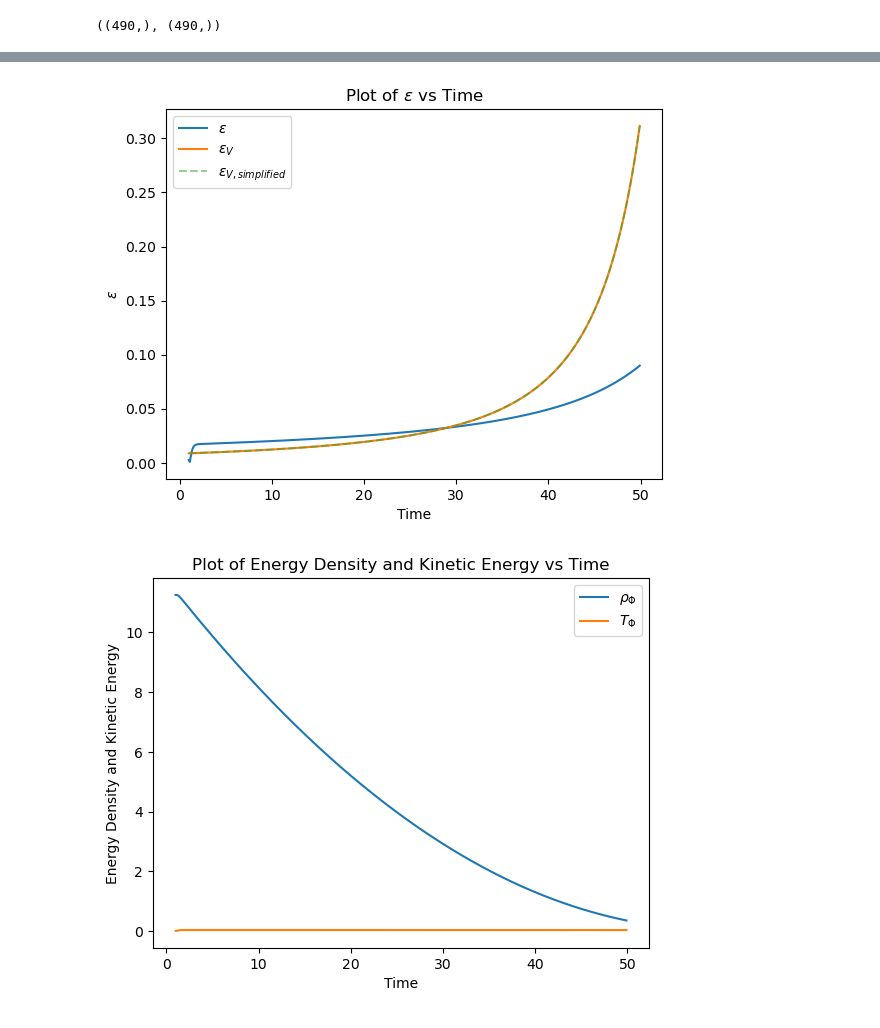
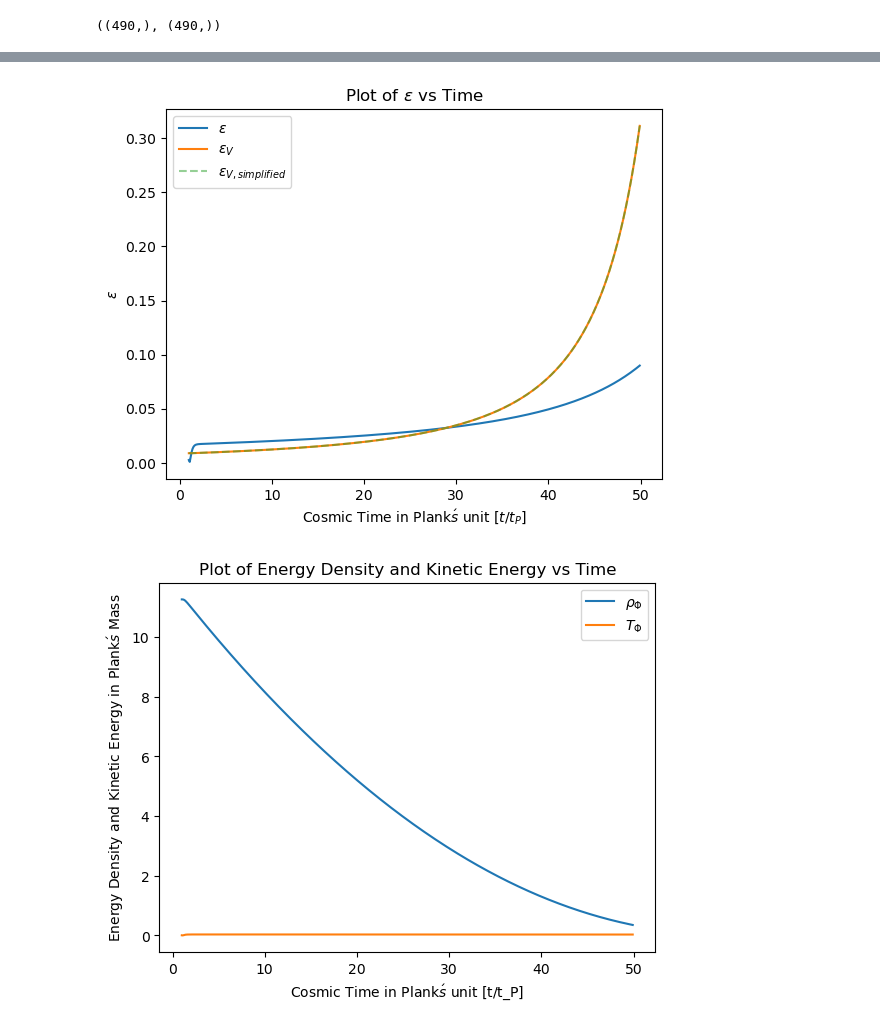
Before and after one commit to GenovaCosmology/AstroCosmoComputational, a Jupyter notebook: Students/Gabriele_Russo/CosmicStructures/Week4/ex5.ipynb, the cells around one changed output, grey strips where cells are left out. Saved outputs shown, nothing was run; the diff lists cells and outputs as text; code cells hidden in the pictures.

```diff
--- a/Students/Gabriele_Russo/CosmicStructures/Week4/ex5.ipynb
+++ b/Students/Gabriele_Russo/CosmicStructures/Week4/ex5.ipynb
@@ -190,29 +190,29 @@ eps_V_simp = 2 * ( 1 / phi )**2
 plt.plot(time, eps, label=r'$\epsilon$')
 plt.plot(time, eps_V, label=r'$\epsilon_V$')
 plt.plot(time, eps_V_simp, label=r'$\epsilon_{V, simplified}$', ls= '--', alpha=0.5)
-plt.xlabel('Time')
+plt.xlabel(r'Cosmic Time in Plank$\'s$ unit $[t/t_P]$')
 plt.ylabel(r'$\epsilon$')
 plt.title(r'Plot of $\epsilon$ vs Time')
 plt.legend(loc='best')
 plt.grid(False)
 plt.show()
 # %% [output]
-[figure, old version]
+[figure, new version]
 # %%
 # Check contribution of energy density with respect to the total energy density
 rho_phi = 3 * H**2
 T_phi = 0.5 * phi_dot**2
 
 plt.plot(time, rho_phi, label=r'$\rho_{\Phi}$')
 plt.plot(time, T_phi, label=r'$T_{\Phi}$')
-plt.xlabel('Time')
-plt.ylabel('Energy Density and Kinetic Energy')
+plt.xlabel(r'Cosmic Time in Plank$\'s$ unit [t/t_P]')
+plt.ylabel(r'Energy Density and Kinetic Energy in Plank$\'s$ Mass')
 plt.title('Plot of Energy Density and Kinetic Energy vs Time')
 plt.legend(loc='best')
 plt.grid(False)
 plt.show()
 # %% [output]
-[figure, old version]
+[figure, new version]
 # %%
 # Slow roll parameter eta
 
```
Also changed, not shown: parts of 10 cells of this notebook, 1 other file.
